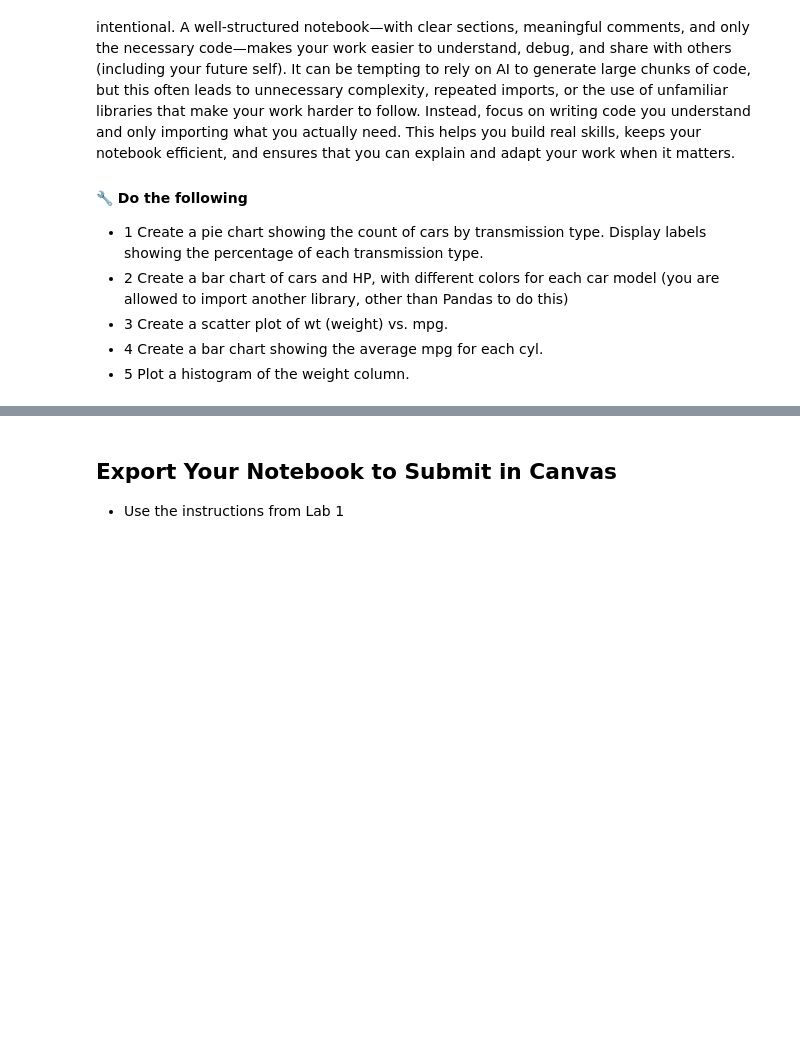
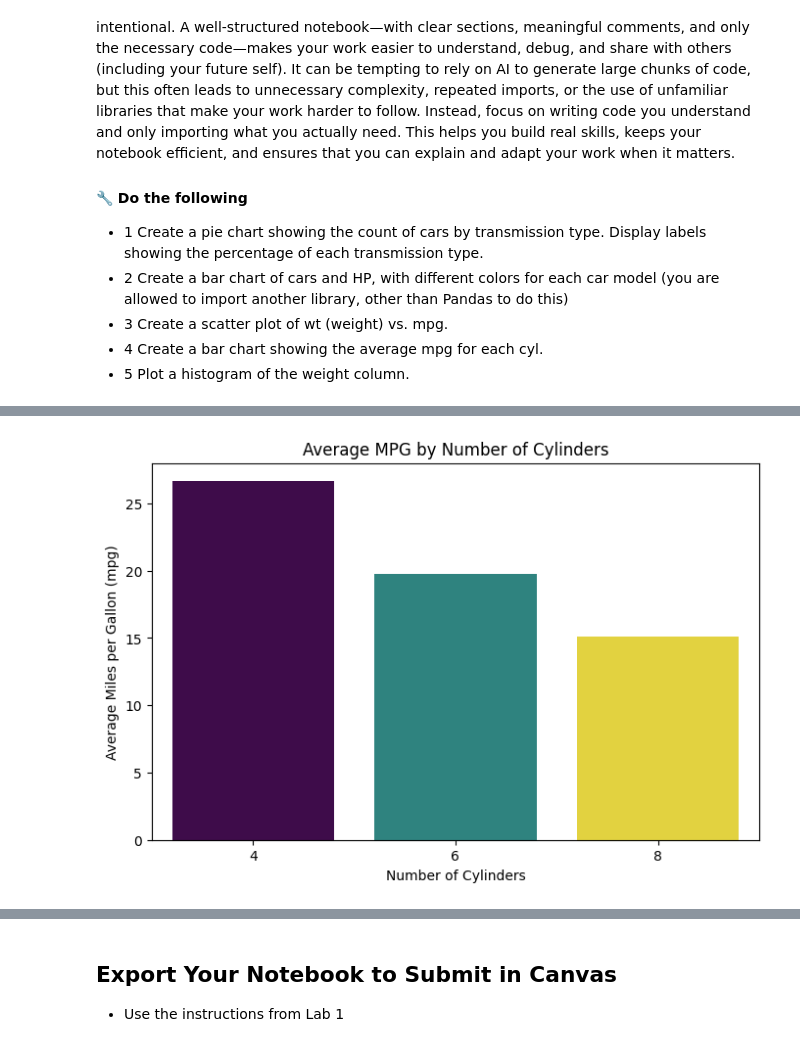
Before and after one commit to fischdakid/is-4487-labs, a Jupyter notebook: Labs/lab_03_visualization_intro.ipynb, the cells around one changed output, grey strips where cells are left out. Cells and saved outputs as stored; diff of their text form; code cells hidden in the pictures; blank space fills up the shorter version.

```diff
--- a/Labs/lab_03_visualization_intro.ipynb
+++ b/Labs/lab_03_visualization_intro.ipynb
@@ -121,0 +234,13 @@ When working in Jupyter notebooks, it’s important to keep your code clean, org
+# %%
+# Bar chart showing the average mpg for each cyl
+
+avg_mpg_by_cyl = df.groupby('cyl')['mpg'].mean().reset_index()
+
+plt.figure(figsize=(8, 5))
+sns.barplot(x='cyl', y='mpg', data=avg_mpg_by_cyl, palette='viridis', hue='cyl', legend=False)
+plt.title('Average MPG by Number of Cylinders')
+plt.xlabel('Number of Cylinders')
+plt.ylabel('Average Miles per Gallon (mpg)')
+plt.show()
+# %% [output]
+[figure, added]
```
Also changed, not shown: parts of 21 cells of this notebook.
